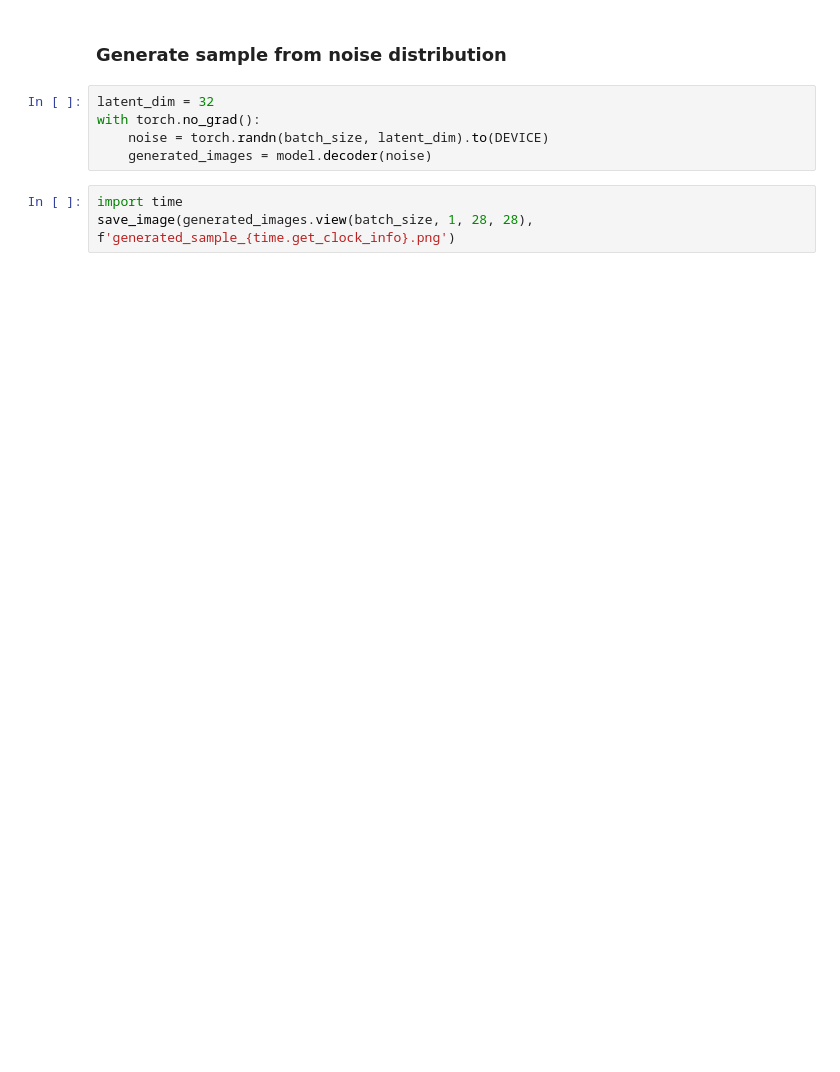
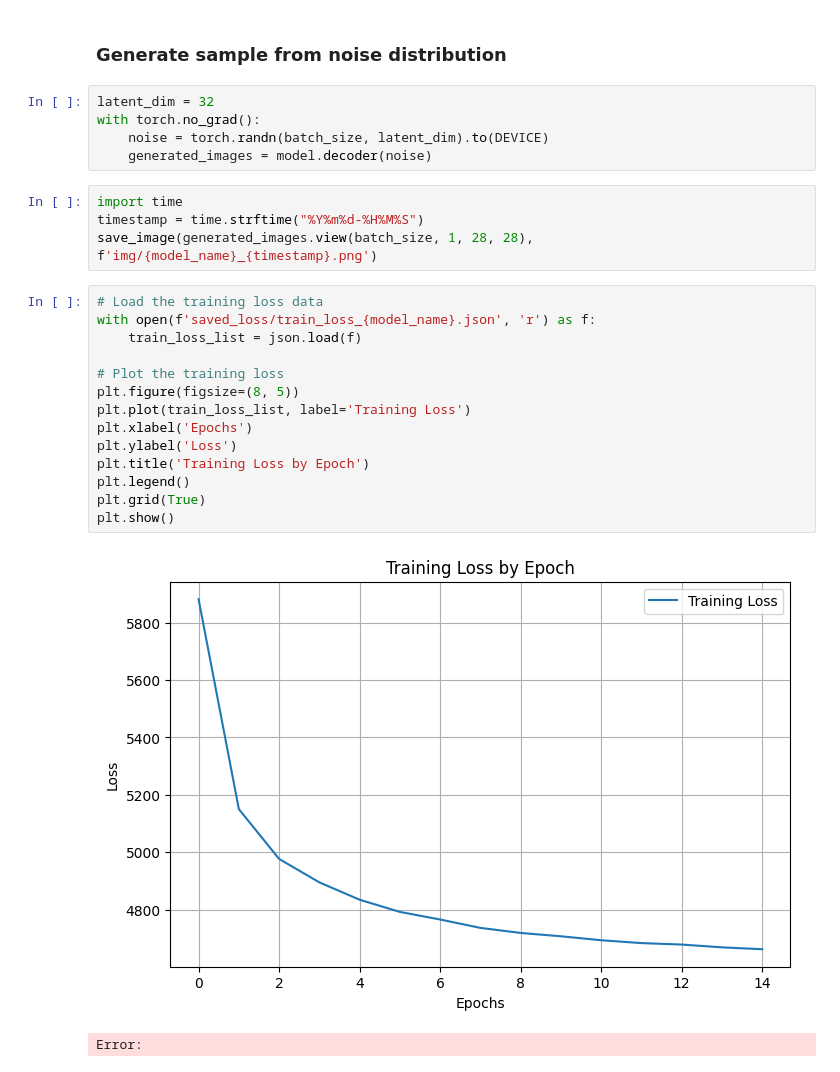
Before and after one commit to nhathuy25/expanding-VAE, a Jupyter notebook: visualization.ipynb, the cells around one changed output. Saved outputs shown, nothing was run; the diff lists cells and outputs as text; blank space fills up the shorter version.

```diff
--- a/visualization.ipynb
+++ b/visualization.ipynb
@@ -94,4 +114,22 @@ with torch.no_grad():
     generated_images = model.decoder(noise)
 # %%
 import time
-save_image(generated_images.view(batch_size, 1, 28, 28), f'generated_sample_{time.get_clock_info}.png')
+timestamp = time.strftime("%Y%m%d-%H%M%S")
+save_image(generated_images.view(batch_size, 1, 28, 28), f'img/{model_name}_{timestamp}.png')
+# %%
+# Load the training loss data
+with open(f'saved_loss/train_loss_{model_name}.json', 'r') as f:
+    train_loss_list = json.load(f)
+
+# Plot the training loss
+plt.figure(figsize=(8, 5))
+plt.plot(train_loss_list, label='Training Loss')
+plt.xlabel('Epochs')
+plt.ylabel('Loss')
+plt.title('Training Loss by Epoch')
+plt.legend()
+plt.grid(True)
+plt.show()
+# %% [output]
+[figure, added]
+Error:
```
Also changed, not shown: parts of 4 cells of this notebook, 8 other files.
